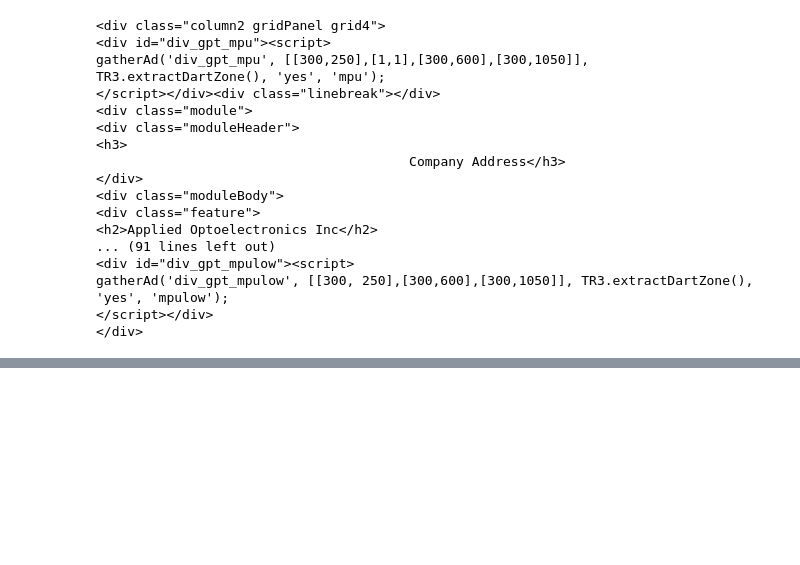
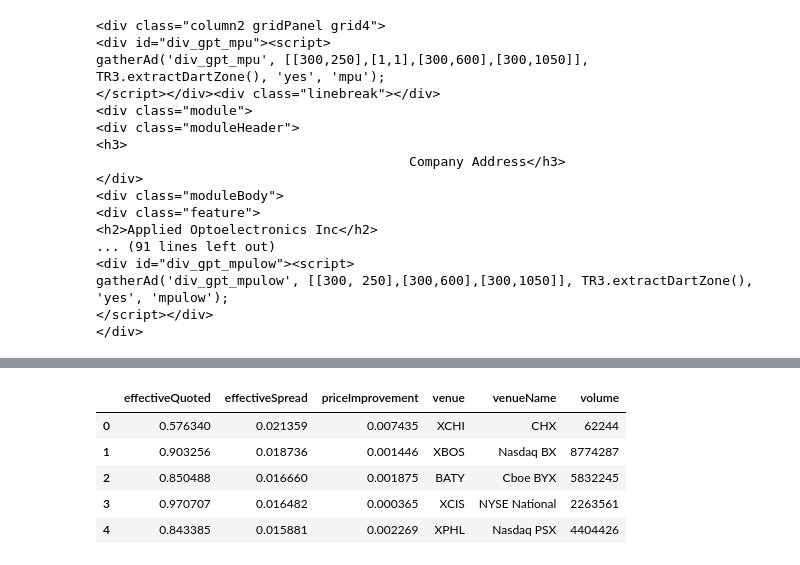
Before and after one commit to diningPhilosopher64/SmartStocks, a Jupyter notebook: sandbox_files/Untitled3.ipynb, the cells around one changed output, grey strips where cells are left out. Saved outputs shown, nothing was run; the diff lists cells and outputs as text; code cells hidden in the pictures; blank space fills up the shorter version.

```diff
--- a/sandbox_files/Untitled3.ipynb
+++ b/sandbox_files/Untitled3.ipynb
@@ -293,0 +343,9 @@ gatherAd('div_gpt_mpulow', [[300, 250],[300,600],[300,1050]], TR3.extractDartZon
+# %%
+HTML(spread_table[:5].to_html())
+# %% [output]
+|  | effectiveQuoted | effectiveSpread | priceImprovement | venue | venueName | volume |
+| 0 | 0.576340 | 0.021359 | 0.007435 | XCHI | CHX | 62244 |
+| 1 | 0.903256 | 0.018736 | 0.001446 | XBOS | Nasdaq BX | 8774287 |
+| 2 | 0.850488 | 0.016660 | 0.001875 | BATY | Cboe BYX | 5832245 |
+| 3 | 0.970707 | 0.016482 | 0.000365 | XCIS | NYSE National | 2263561 |
+| 4 | 0.843385 | 0.015881 | 0.002269 | XPHL | Nasdaq PSX | 4404426 |
```
Also changed, not shown: parts of 23 cells of this notebook, 27 other files.
